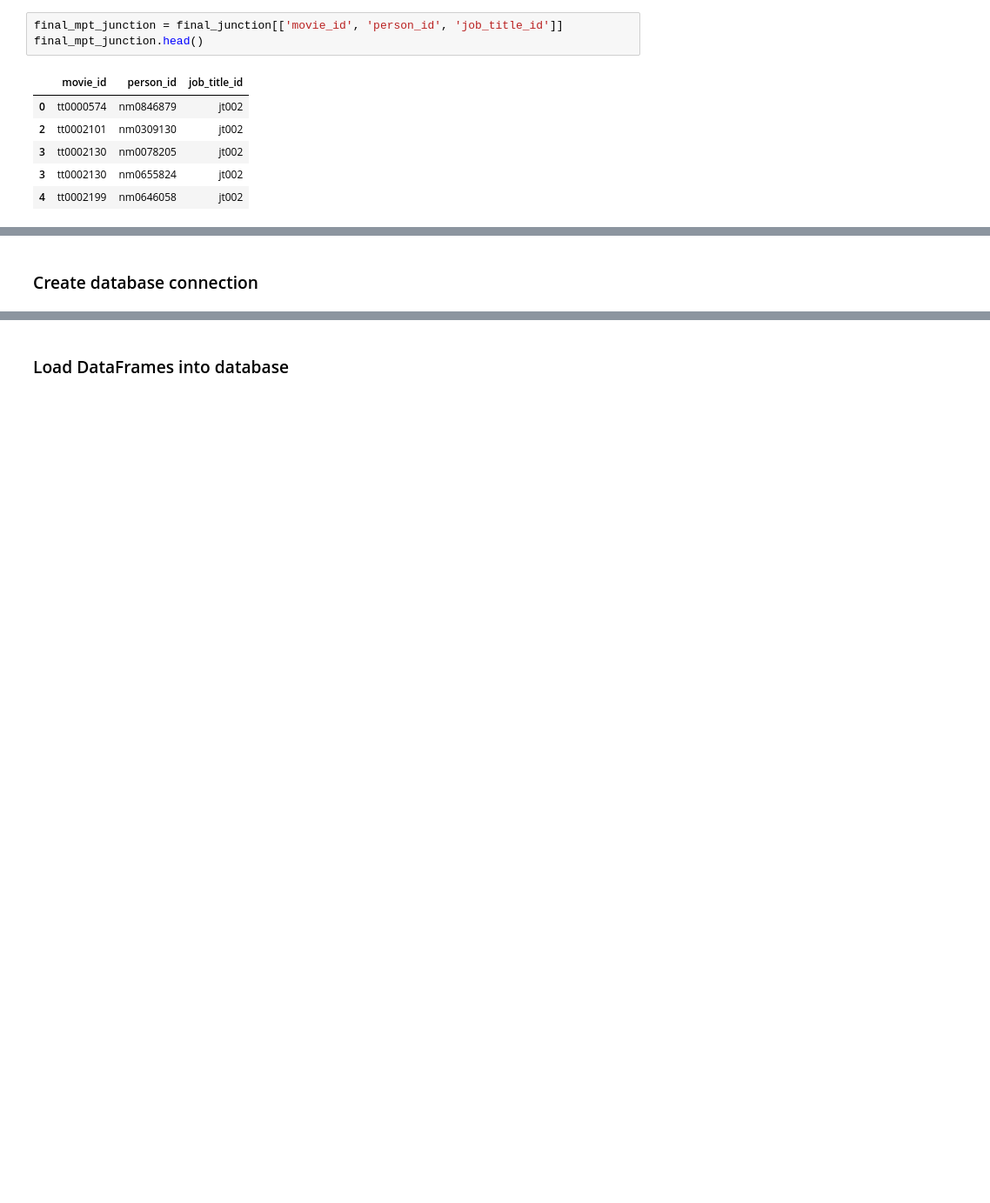
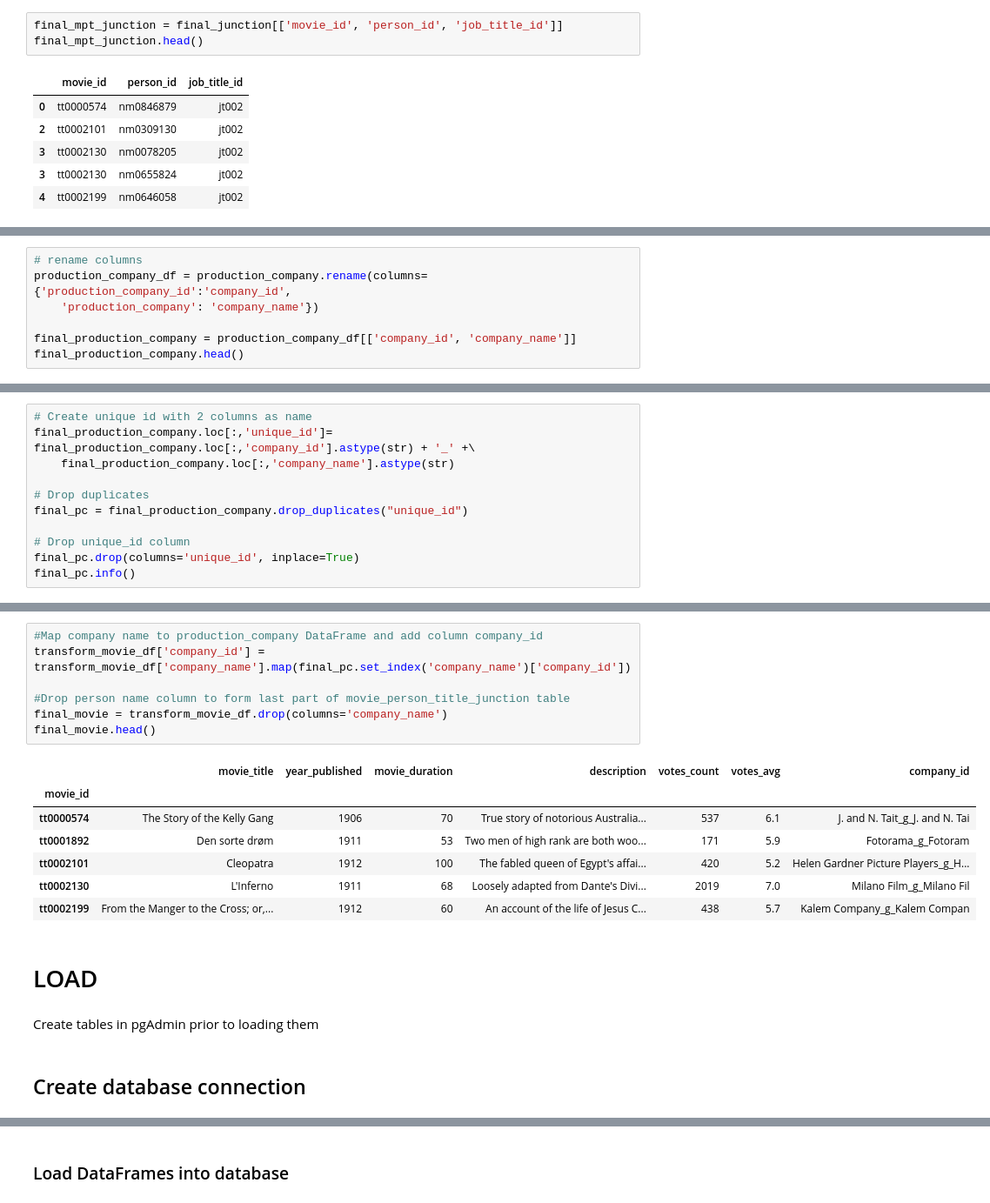
Before and after one commit to trackrun82/ETL_project, a Jupyter notebook: project2.ipynb, the cells around one changed output, grey strips where cells are left out. Shown: that part at 87% size. Cells and saved outputs as stored; diff of their text form; blank space fills up the shorter version.

Commit message:
finalized project2 notebook and SQL files

```diff
--- a/project2.ipynb
+++ b/project2.ipynb
@@ -333,0 +686,7 @@ final_mpt_junction.head()
+# %%
+# rename columns
+production_company_df = production_company.rename(columns={'production_company_id':'company_id',
+    'production_company': 'company_name'})
+
+final_production_company = production_company_df[['company_id', 'company_name']]
+final_production_company.head()
@@ -333,0 +700,11 @@ final_mpt_junction.head()
+# %%
+# Create unique id with 2 columns as name
+final_production_company.loc[:,'unique_id']= final_production_company.loc[:,'company_id'].astype(str) + '_' +\
+    final_production_company.loc[:,'company_name'].astype(str)
+
+# Drop duplicates
+final_pc = final_production_company.drop_duplicates("unique_id")
+
+# Drop unique_id column
+final_pc.drop(columns='unique_id', inplace=True)
+final_pc.info()
@@ -334,5 +772,24 @@ final_mpt_junction.head()
+# %%
+#Map company name to production_company DataFrame and add column company_id
+transform_movie_df['company_id'] = transform_movie_df['company_name'].map(final_pc.set_index('company_name')['company_id'])
+
+#Drop person name column to form last part of movie_person_title_junction table
+final_movie = transform_movie_df.drop(columns='company_name')
+final_movie.head()
+# %% [output]
+|  | movie_title | year_published | movie_duration | description | votes_count | votes_avg | company_id |
+| movie_id |  |  |  |  |  |  |  |
+| tt0000574 | The Story of the Kelly Gang | 1906 | 70 | True story of notorious Australia... | 537 | 6.1 | J. and N. Tait_g_J. and N. Tai |
+| tt0001892 | Den sorte drøm | 1911 | 53 | Two men of high rank are both woo... | 171 | 5.9 | Fotorama_g_Fotoram |
+| tt0002101 | Cleopatra | 1912 | 100 | The fabled queen of Egypt's affai... | 420 | 5.2 | Helen Gardner Picture Players_g_H... |
+| tt0002130 | L'Inferno | 1911 | 68 | Loosely adapted from Dante's Divi... | 2019 | 7.0 | Milano Film_g_Milano Fil |
+| tt0002199 | From the Manger to the Cross; or,... | 1912 | 60 | An account of the life of Jesus C... | 438 | 5.7 | Kalem Company_g_Kalem Compan |
+# %% [markdown]
+# LOAD
+# %% [markdown]
+Create tables in pgAdmin prior to loading them
 # %% [markdown]
-### Create database connection
+## Create database connection
 # %%
 connection_string = f'{username}:{password}@localhost:5432/movies_db'
 engine = create_engine(f'postgresql://{connection_string}')
```
Also changed, not shown: parts of 93 cells of this notebook, 3 other files.
